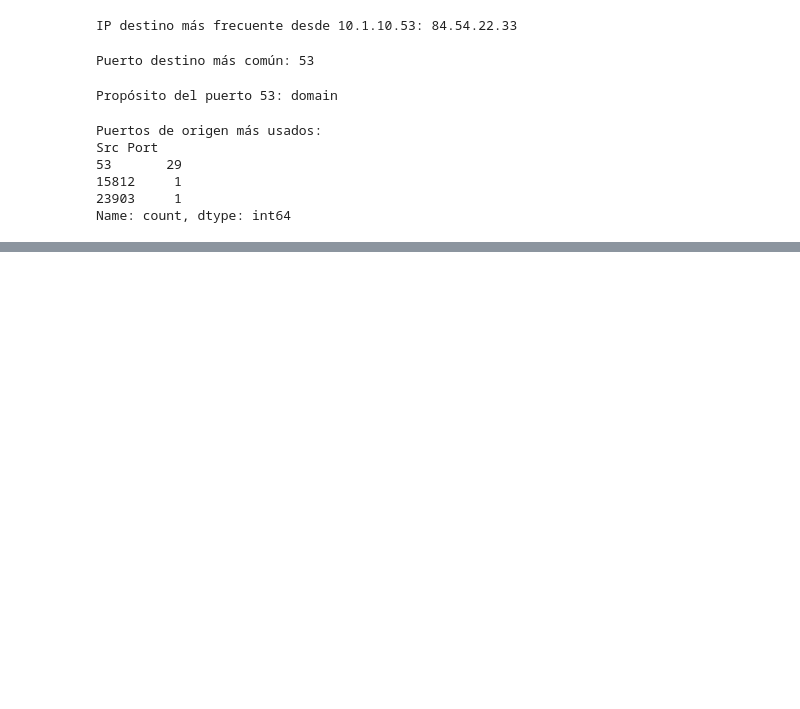
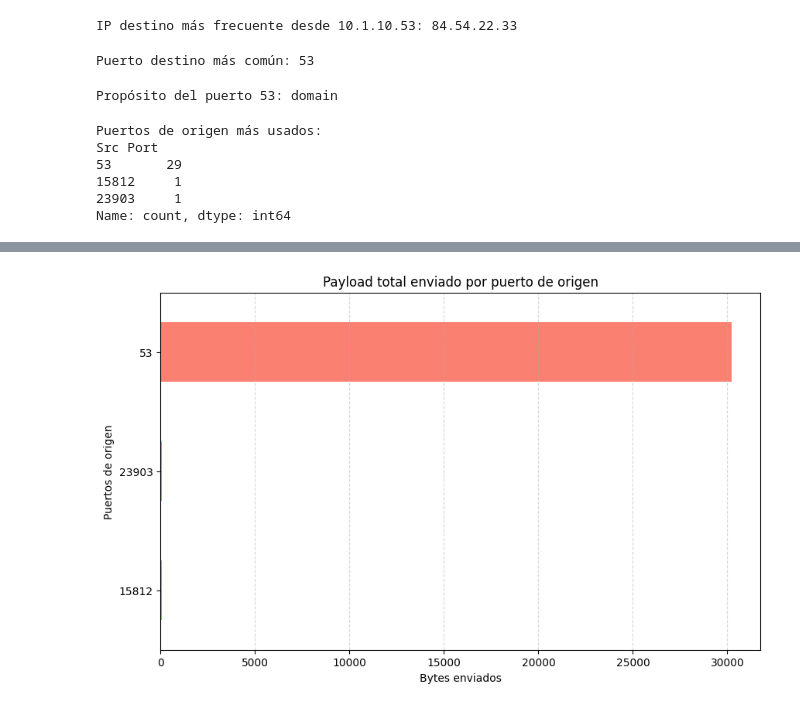
Before and after one commit to Jskenpo/LAB6_SDS, a Jupyter notebook: traffic.ipynb, the cells around one changed output, grey strips where cells are left out. Saved outputs shown, nothing was run; the diff lists cells and outputs as text; code cells hidden in the pictures; blank space fills up the shorter version.

```diff
--- a/traffic.ipynb
+++ b/traffic.ipynb
@@ -181,0 +220,12 @@ Name: count, dtype: int64
+# %%
+payloads_por_puerto_origen = df.groupby("Src Port")["Payload Size"].sum().dropna().sort_values()
+
+plt.figure(figsize=(10,6))
+payloads_por_puerto_origen.plot(kind="barh", color="salmon")
+plt.xlabel("Bytes enviados")
+plt.ylabel("Puertos de origen")
+plt.title("Payload total enviado por puerto de origen")
+plt.grid(True, axis='x', linestyle='--', alpha=0.5)
+plt.show()
+# %% [output]
+[figure, added]
```
Also changed, not shown: parts of 7 cells of this notebook.
